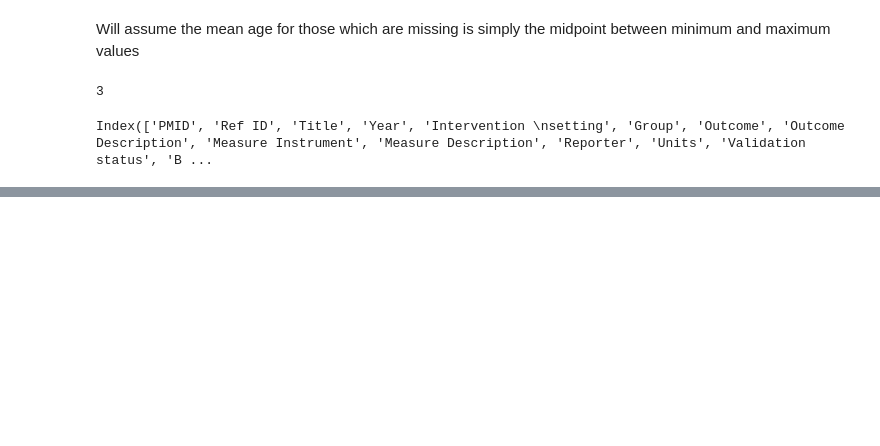
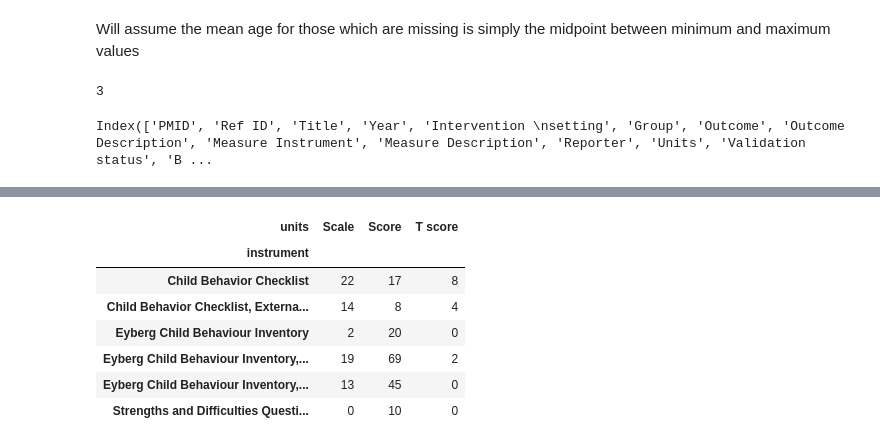
Before and after one commit to fonnesbeck/disruptive_behavior_disorder_MA, a Jupyter notebook: Disruptive Behavior Disorder Meta-analysis.ipynb, the cells around one changed output, grey strips where cells are left out. Drawn from its saved outputs; the diff is of its cells as text; code cells hidden in the pictures; blank space fills up the shorter version.

```diff
--- a/Disruptive Behavior Disorder Meta-analysis.ipynb
+++ b/Disruptive Behavior Disorder Meta-analysis.ipynb
@@ -111,0 +178,11 @@ outcomes_varnames = ['Ref ID', 'BL N', 'BL Mean', 'BL SD', 'EOT \nN', 'EOT Mean'
+# %%
+pd.crosstab(outcomes_vars.instrument, outcomes_vars.units)
+# %% [output]
+| units | Scale | Score | T score |
+| instrument |  |  |  |
+| Child Behavior Checklist | 22 | 17 | 8 |
+| Child Behavior Checklist, Externa... | 14 | 8 | 4 |
+| Eyberg Child Behaviour Inventory | 2 | 20 | 0 |
+| Eyberg Child Behaviour Inventory,... | 19 | 69 | 2 |
+| Eyberg Child Behaviour Inventory,... | 13 | 45 | 0 |
+| Strengths and Difficulties Questi... | 0 | 10 | 0 |
```
Also changed, not shown: parts of 11 cells of this notebook, 1 other file.
